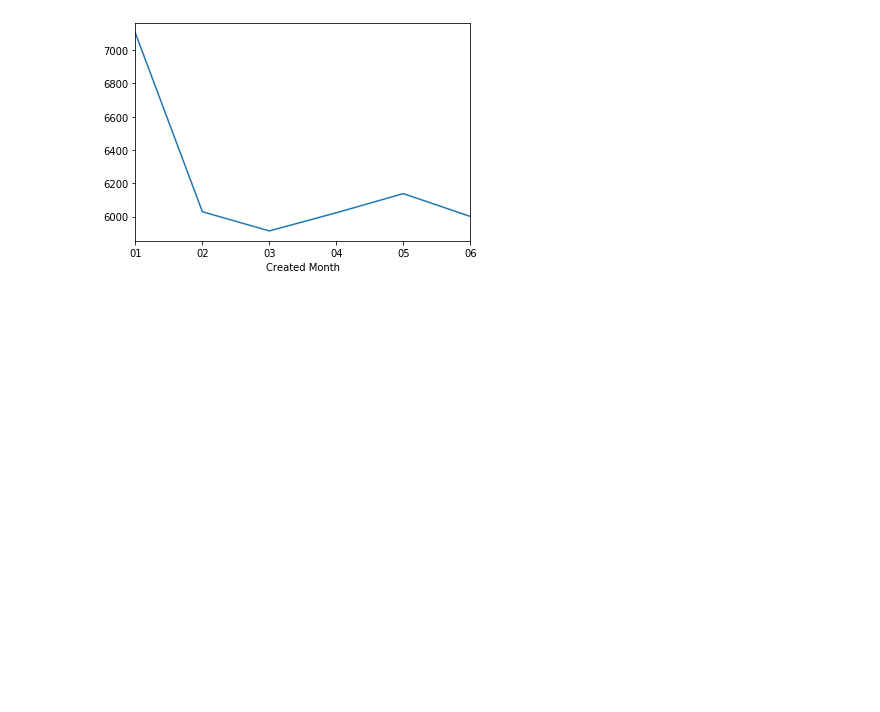
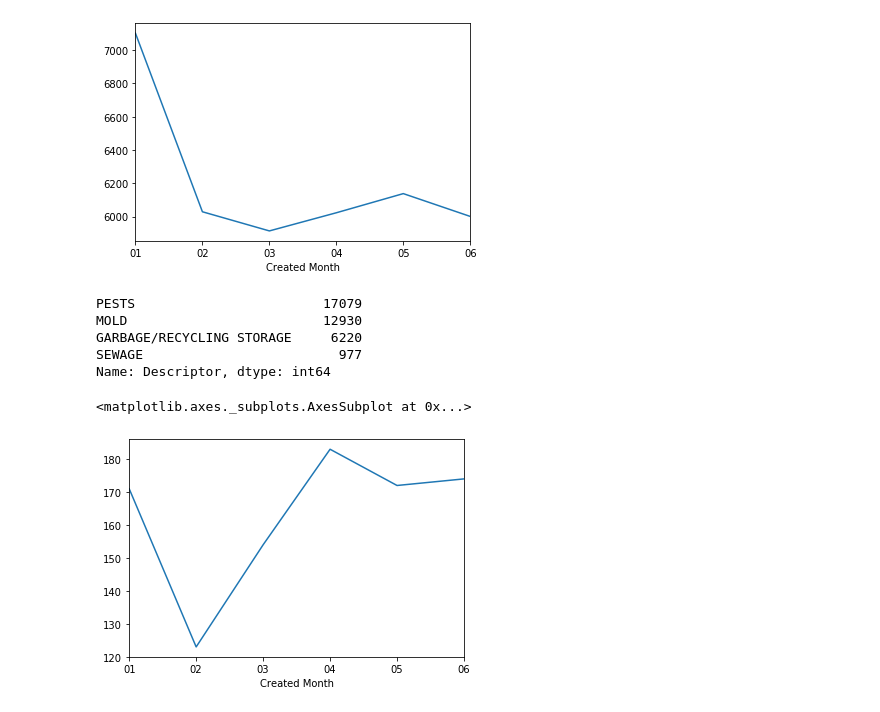
Before and after one commit to hshirleyuhu/data_studio_XH, a Jupyter notebook: 3-1-1/3-1-1.ipynb, the cells around one changed output. Drawn from its saved outputs; the diff is of its cells as text; code cells hidden in the pictures; blank space fills up the shorter version.

```diff
--- a/3-1-1/3-1-1.ipynb
+++ b/3-1-1/3-1-1.ipynb
@@ -349,3 +349,16 @@ df1.loc[df1['Complaint Type'] == 'UNSANITARY CONDITION'].groupby('Created Month'
 # %% [output]
 <matplotlib.axes._subplots.AxesSubplot at 0x...>
 [figure]
+# %%
+df1.loc[df1['Complaint Type'] == 'UNSANITARY CONDITION']['Descriptor'].value_counts()
+# %% [output]
+PESTS                        17079
+MOLD                         12930
+GARBAGE/RECYCLING STORAGE     6220
+SEWAGE                         977
+Name: Descriptor, dtype: int64
+# %%
+df1.loc[df1['Descriptor']== 'SEWAGE'].groupby('Created Month')['Created Month'].count().plot()
+# %% [output]
+<matplotlib.axes._subplots.AxesSubplot at 0x...>
+[figure, added]
```
Also changed, not shown: parts of 1 cell of this notebook.
